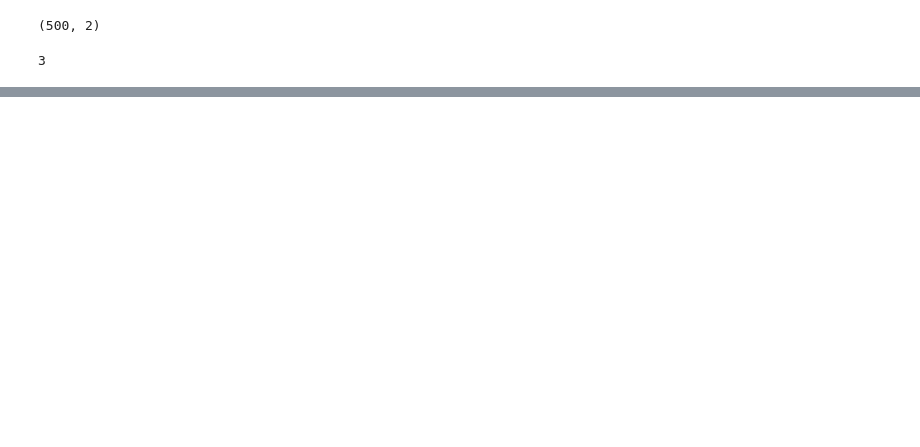
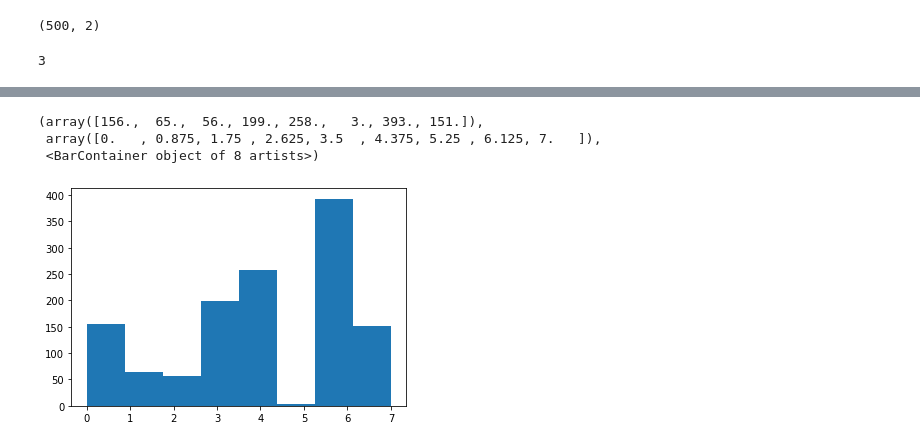
Before and after one commit to hyptexxx/ArticleAI, a Jupyter notebook: KMeans/kmeans_example.ipynb, the cells around one changed output, grey strips where cells are left out. Cells and saved outputs as stored; diff of their text form; code cells hidden in the pictures; blank space fills up the shorter version.

```diff
--- a/KMeans/kmeans_example.ipynb
+++ b/KMeans/kmeans_example.ipynb
@@ -202,0 +215,7 @@ plt.plot(range(2,k_max+1), s)
+# %%
+plt.hist(y_pred, bins=8)
+# %% [output]
+(array([156.,  65.,  56., 199., 258.,   3., 393., 151.]),
+ array([0.   , 0.875, 1.75 , 2.625, 3.5  , 4.375, 5.25 , 6.125, 7.   ]),
+ <BarContainer object of 8 artists>)
+[figure, added]
```
Also changed, not shown: parts of 25 cells of this notebook.
